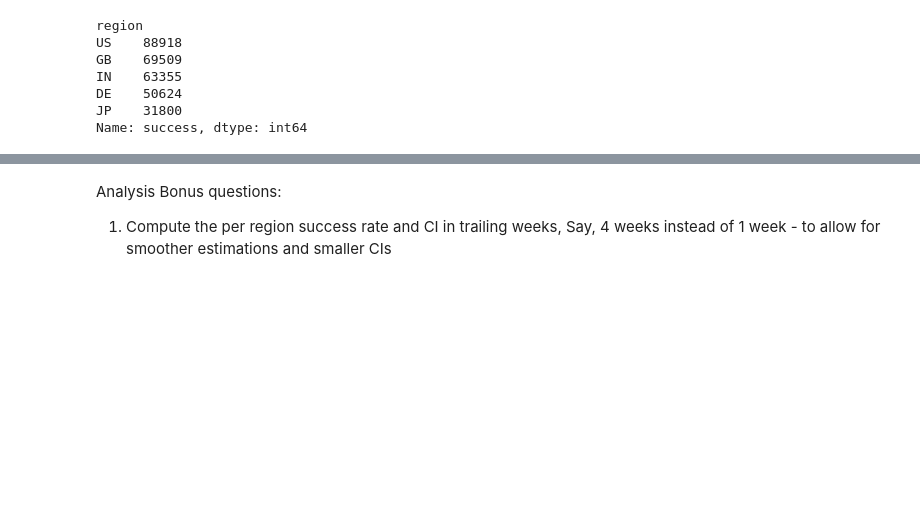
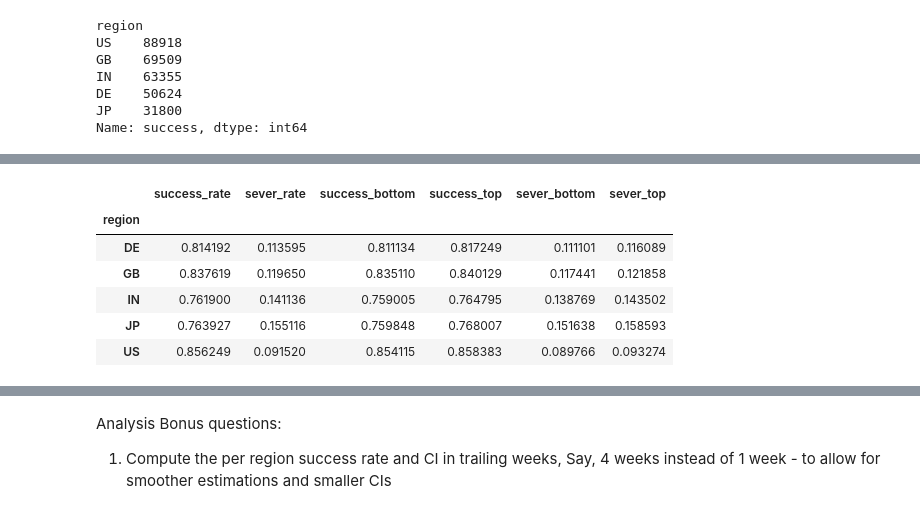
Before and after one commit to roiperlman/Python-ML--Pandas, a Jupyter notebook: Exercise 2.ipynb, the cells around one changed output, grey strips where cells are left out. Cells and saved outputs as stored; diff of their text form; code cells hidden in the pictures; blank space fills up the shorter version.

```diff
--- a/Exercise 2.ipynb
+++ b/Exercise 2.ipynb
@@ -519,0 +559,11 @@ Name: success, dtype: int64
+# %%
+#17
+get_ci_and_rates(groupby=['region'], metrics=['success', 'sever'])
+# %% [output]
+|  | success_rate | sever_rate | success_bottom | success_top | sever_bottom | sever_top |
+| region |  |  |  |  |  |  |
+| DE | 0.814192 | 0.113595 | 0.811134 | 0.817249 | 0.111101 | 0.116089 |
+| GB | 0.837619 | 0.119650 | 0.835110 | 0.840129 | 0.117441 | 0.121858 |
+| IN | 0.761900 | 0.141136 | 0.759005 | 0.764795 | 0.138769 | 0.143502 |
+| JP | 0.763927 | 0.155116 | 0.759848 | 0.768007 | 0.151638 | 0.158593 |
+| US | 0.856249 | 0.091520 | 0.854115 | 0.858383 | 0.089766 | 0.093274 |
```
Also changed, not shown: parts of 15 cells of this notebook.
